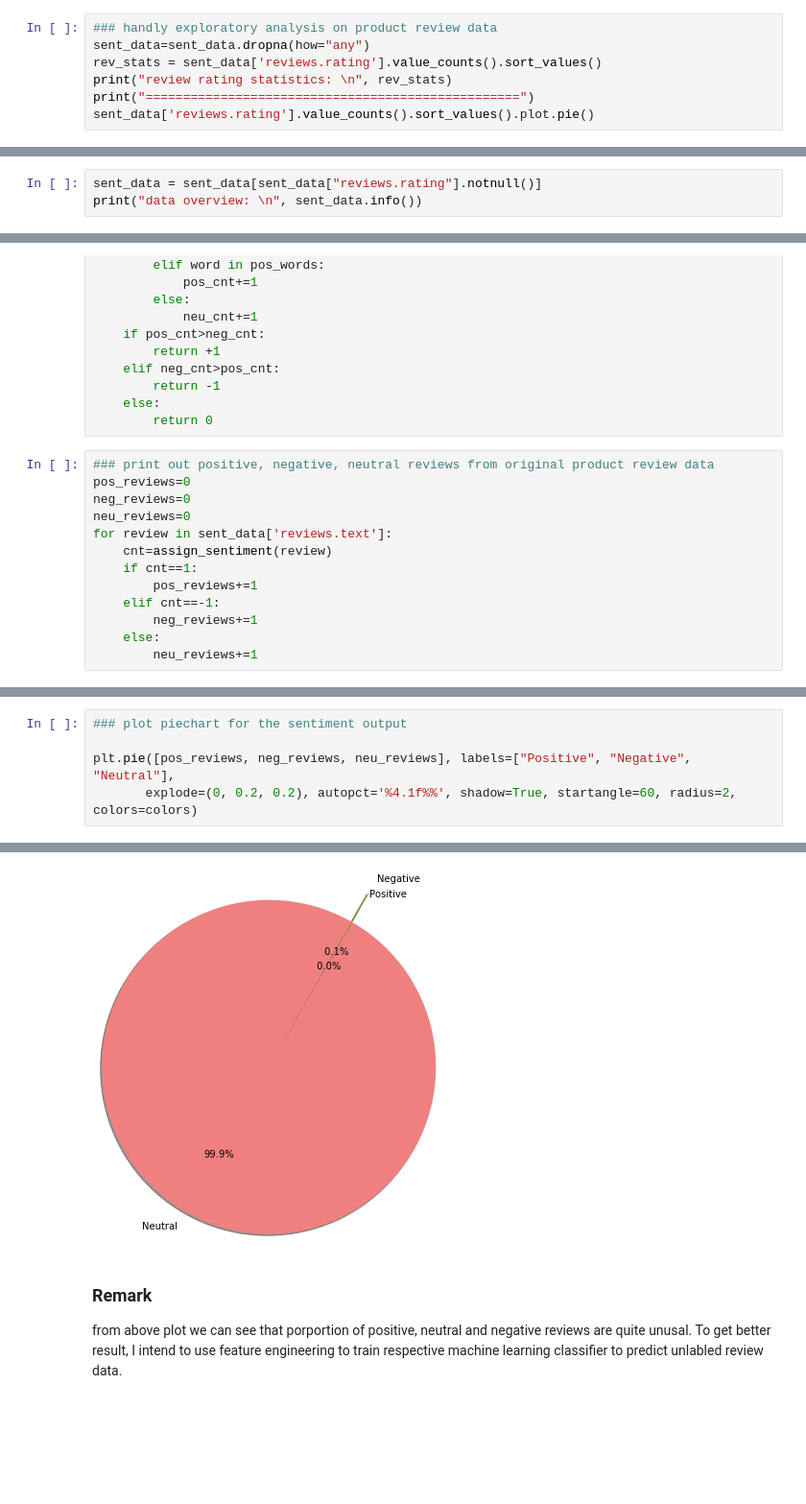
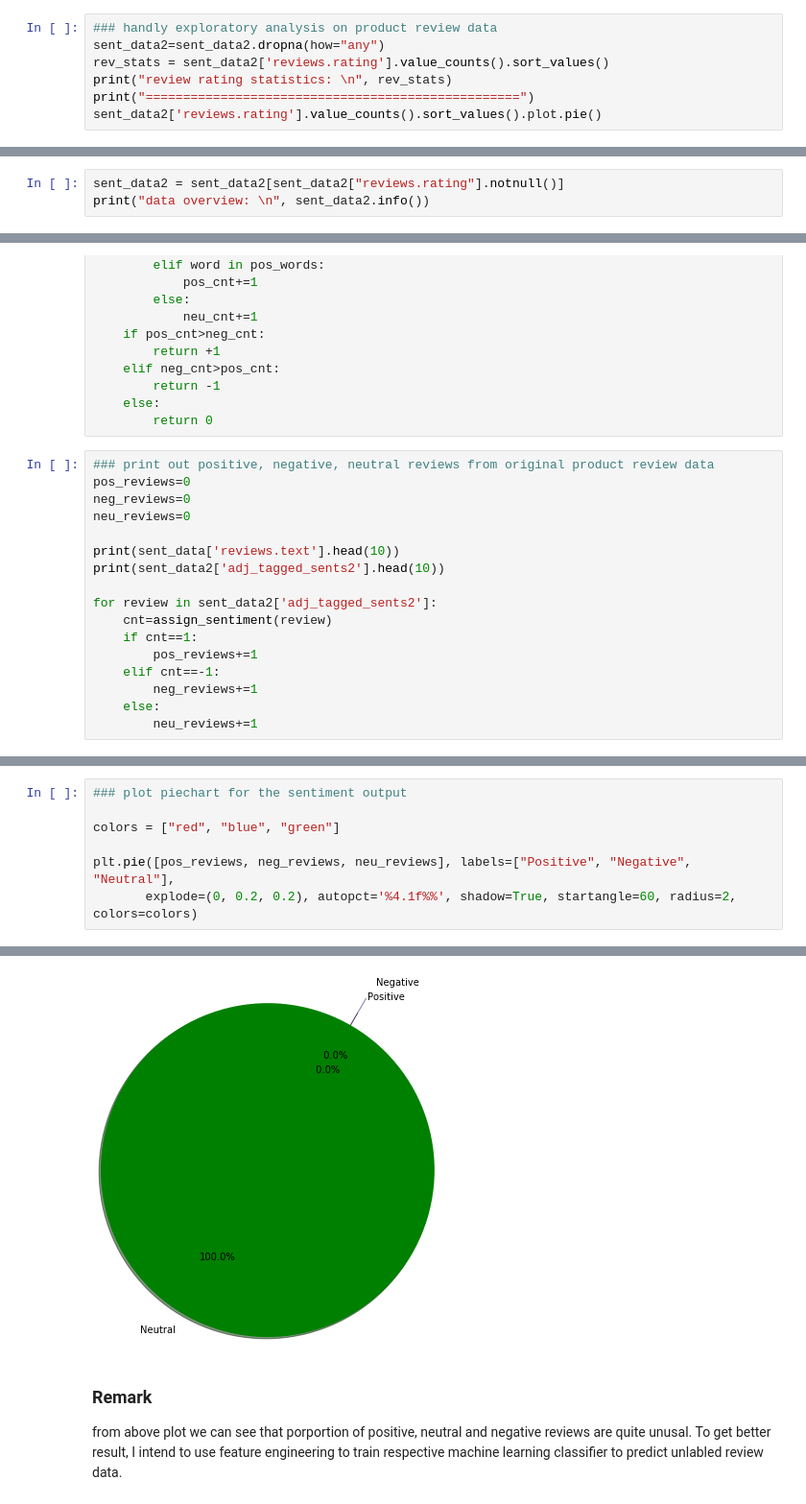
Before and after one commit to datageek19/sentiment-analysis-on-Amazon-Product-Review-data, a Jupyter notebook: Sentiment Analysis on amazon product review data.ipynb, the cells around one changed output, grey strips where cells are left out. Shown: that part at 96% size. Drawn from its saved outputs; the diff is of its cells as text; blank space fills up the shorter version.

```diff
--- a/Sentiment Analysis on amazon product review data.ipynb
+++ b/Sentiment Analysis on amazon product review data.ipynb
@@ -97,11 +136,11 @@ dtype: int64
 ========================================================
 # %%
 ### handly exploratory analysis on product review data
-sent_data=sent_data.dropna(how="any")
-rev_stats = sent_data['reviews.rating'].value_counts().sort_values()
+sent_data2=sent_data2.dropna(how="any")
+rev_stats = sent_data2['reviews.rating'].value_counts().sort_values()
 print("review rating statistics: \n", rev_stats)
 print("==================================================")
-sent_data['reviews.rating'].value_counts().sort_values().plot.pie()
+sent_data2['reviews.rating'].value_counts().sort_values().plot.pie()
 # %% [output]
 review rating statistics:
  2      616
@@ -114,8 +153,8 @@ Name: reviews.rating, dtype: int64
 <matplotlib.axes._subplots.AxesSubplot at 0x...>
 [figure]
 # %%
-sent_data = sent_data[sent_data["reviews.rating"].notnull()]
-print("data overview: \n", sent_data.info())
+sent_data2 = sent_data2[sent_data2["reviews.rating"].notnull()]
+print("data overview: \n", sent_data2.info())
 # %% [output]
 <class 'pandas.core.frame.DataFrame'>
 Int64Index: 28332 entries, 0 to 28331
@@ -211,7 +254,11 @@ def assign_sentiment(sent):
 pos_reviews=0
 neg_reviews=0
 neu_reviews=0
-for review in sent_data['reviews.text']:
+
+print(sent_data['reviews.text'].head(10))
+print(sent_data2['adj_tagged_sents2'].head(10))
+
+for review in sent_data2['adj_tagged_sents2']:
     cnt=assign_sentiment(review)
     if cnt==1:
         pos_reviews+=1
@@ -222,6 +288,8 @@ for review in sent_data['reviews.text']:
 # %%
 ### plot piechart for the sentiment output
 
+colors = ["red", "blue", "green"]
+
 plt.pie([pos_reviews, neg_reviews, neu_reviews], labels=["Positive", "Negative", "Neutral"],
        explode=(0, 0.2, 0.2), autopct='%4.1f%%', shadow=True, startangle=60, radius=2, colors=colors)
 # %% [output]
@@ -237,4 +305,4 @@ plt.pie([pos_reviews, neg_reviews, neu_reviews], labels=["Positive", "Negative",
-[figure, old version]
+[figure, new version]
 # %% [markdown]
 ### Remark
 
```
Also changed, not shown: parts of 11 cells of this notebook.
